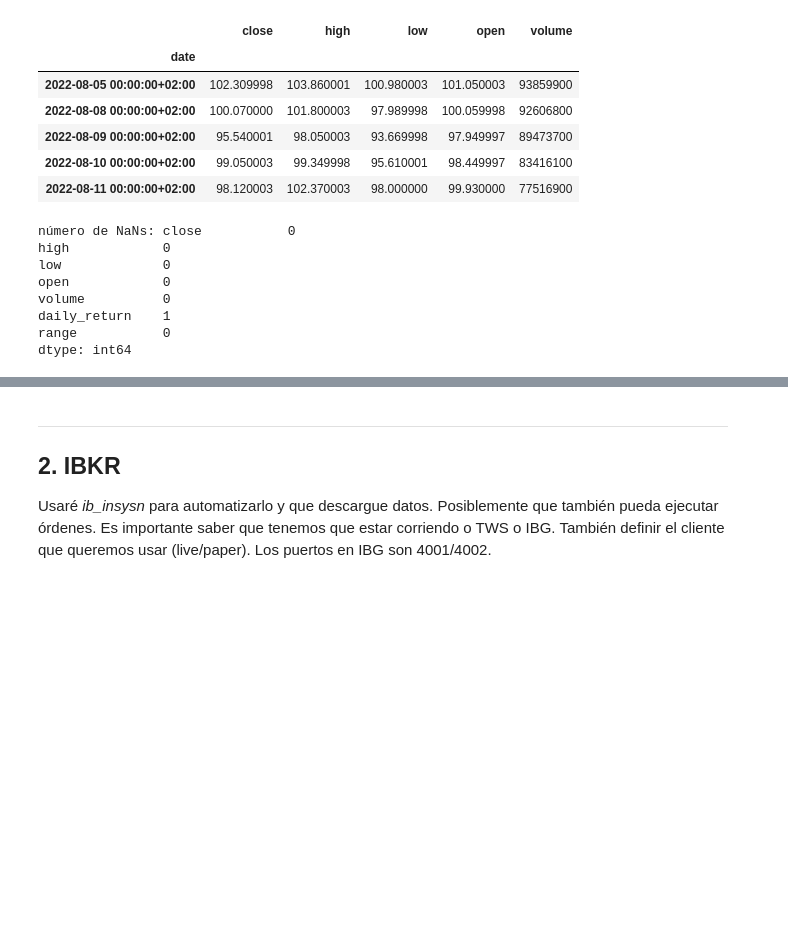
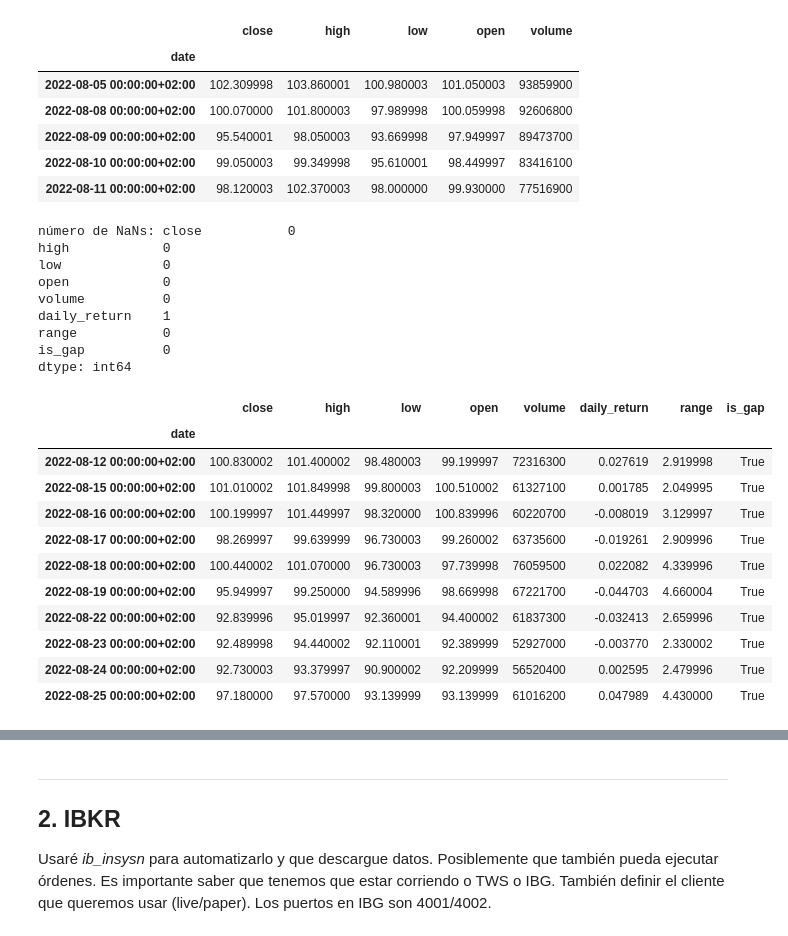
Before and after one commit to jenriquezafra/Chaos_Signals, a Jupyter notebook: notebooks/01_download_checks.ipynb, the cells around one changed output, grey strips where cells are left out. Cells and saved outputs as stored; diff of their text form; code cells hidden in the pictures; blank space fills up the shorter version.

```diff
--- a/notebooks/01_download_checks.ipynb
+++ b/notebooks/01_download_checks.ipynb
@@ -81,10 +81,12 @@ amd_df_cleaned.head()
 | 2022-08-11 00:00:00+02:00 | 98.120003 | 102.370003 | 98.000000 | 99.930000 | 77516900 |
 # %%
 # creamos nuevas columnas
+gap_threshold = 0.01  # umbral para considerar un gap significativo
 amd_df_cleaned['daily_return'] = amd_df_cleaned['close'].pct_change()
 amd_df_cleaned['range'] = amd_df_cleaned['high']- amd_df_cleaned['low']
+amd_df_cleaned['is_gap'] = (amd_df_cleaned['open'] - amd_df_cleaned['close'].shift(1)).abs() > gap_threshold
 
-# tratamos los nulos
+# tratamos los nuloste
 ## vemos si hay nulos
 print('número de NaNs:', amd_df_cleaned.isna().sum())
 
@@ -103,4 +105,20 @@ open            0
 volume          0
 daily_return    1
 range           0
+is_gap          0
 dtype: int64
+# %%
+amd_df_cleaned.head(10)
+# %% [output]
+|  | close | high | low | open | volume | daily_return | range | is_gap |
+| date |  |  |  |  |  |  |  |  |
+| 2022-08-12 00:00:00+02:00 | 100.830002 | 101.400002 | 98.480003 | 99.199997 | 72316300 | 0.027619 | 2.919998 | True |
+| 2022-08-15 00:00:00+02:00 | 101.010002 | 101.849998 | 99.800003 | 100.510002 | 61327100 | 0.001785 | 2.049995 | True |
+| 2022-08-16 00:00:00+02:00 | 100.199997 | 101.449997 | 98.320000 | 100.839996 | 60220700 | -0.008019 | 3.129997 | True |
+| 2022-08-17 00:00:00+02:00 | 98.269997 | 99.639999 | 96.730003 | 99.260002 | 63735600 | -0.019261 | 2.909996 | True |
+| 2022-08-18 00:00:00+02:00 | 100.440002 | 101.070000 | 96.730003 | 97.739998 | 76059500 | 0.022082 | 4.339996 | True |
+| 2022-08-19 00:00:00+02:00 | 95.949997 | 99.250000 | 94.589996 | 98.669998 | 67221700 | -0.044703 | 4.660004 | True |
+| 2022-08-22 00:00:00+02:00 | 92.839996 | 95.019997 | 92.360001 | 94.400002 | 61837300 | -0.032413 | 2.659996 | True |
+| 2022-08-23 00:00:00+02:00 | 92.489998 | 94.440002 | 92.110001 | 92.389999 | 52927000 | -0.003770 | 2.330002 | True |
+| 2022-08-24 00:00:00+02:00 | 92.730003 | 93.379997 | 90.900002 | 92.209999 | 56520400 | 0.002595 | 2.479996 | True |
+| 2022-08-25 00:00:00+02:00 | 97.180000 | 97.570000 | 93.139999 | 93.139999 | 61016200 | 0.047989 | 4.430000 | True |
```
Also changed, not shown: parts of 3 cells of this notebook, 41 other files.
